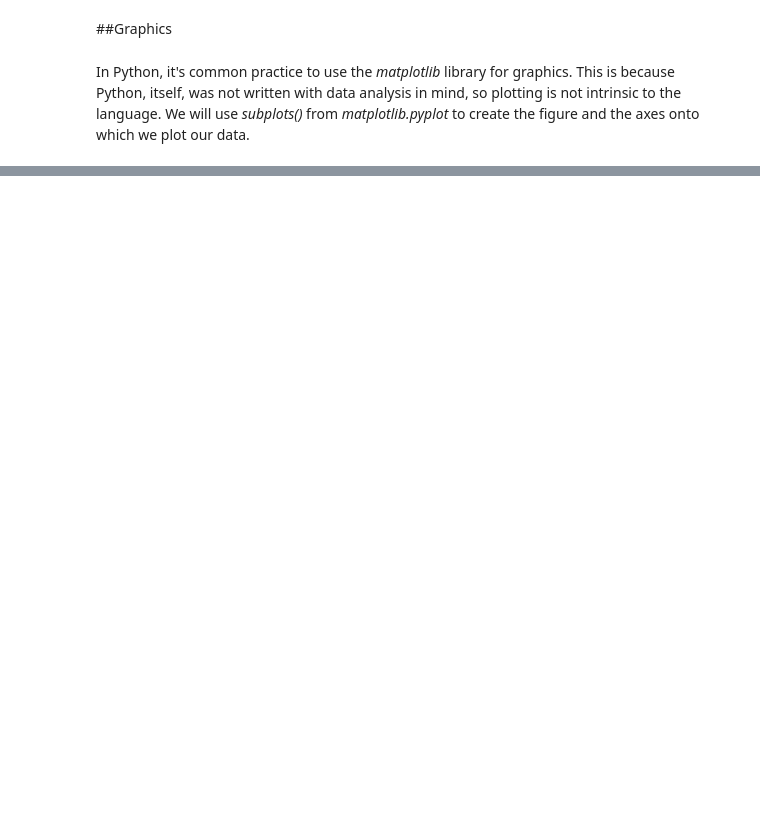
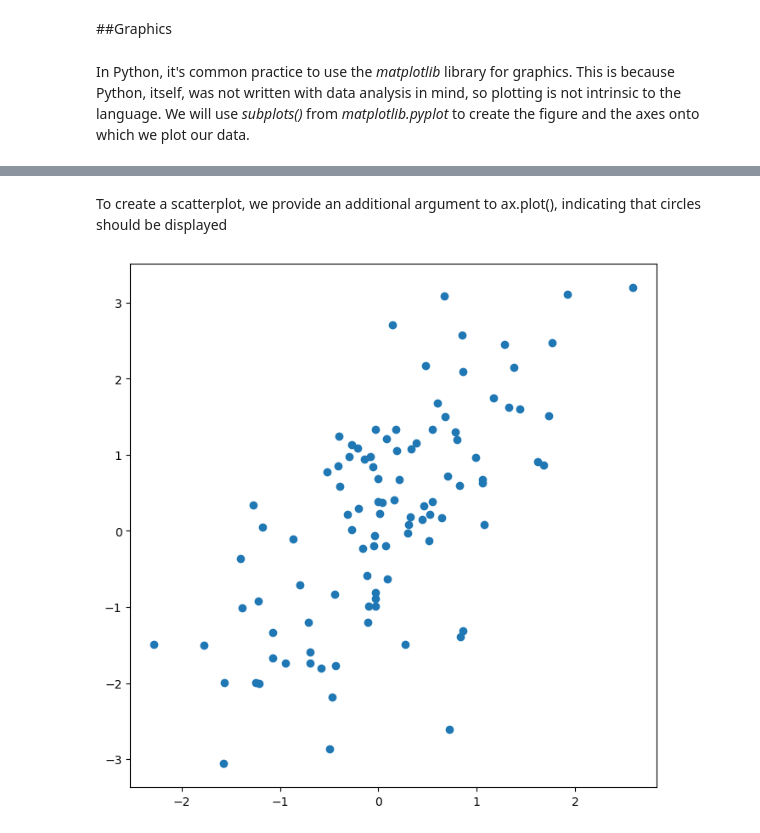
Before and after one commit to taadith/python-projects, a Jupyter notebook: intro-stat-learning/labs/ISLP_Lab_Ch_02.ipynb, the cells around one changed output, grey strips where cells are left out. Saved outputs shown, nothing was run; the diff lists cells and outputs as text; code cells hidden in the pictures; blank space fills up the shorter version.

```diff
--- a/intro-stat-learning/labs/ISLP_Lab_Ch_02.ipynb
+++ b/intro-stat-learning/labs/ISLP_Lab_Ch_02.ipynb
@@ -376,0 +263,7 @@ Type:      function
+# %% [markdown]
+To create a scatterplot, we provide an additional argument to ax.plot(), indicating that circles should be displayed
+# %%
+fig, ax = subplots(figsize=(8, 8))
+ax.plot(x, y, 'o');
+# %% [output]
+[figure, added]
```
Also changed, not shown: parts of 40 cells of this notebook.
